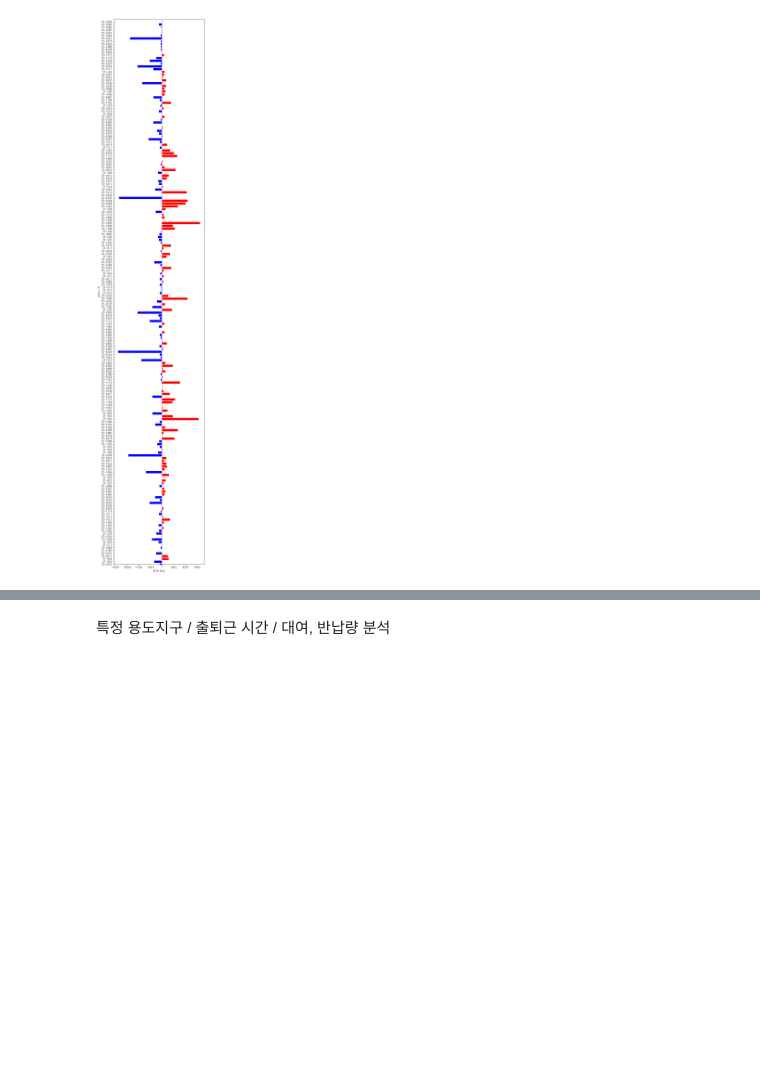
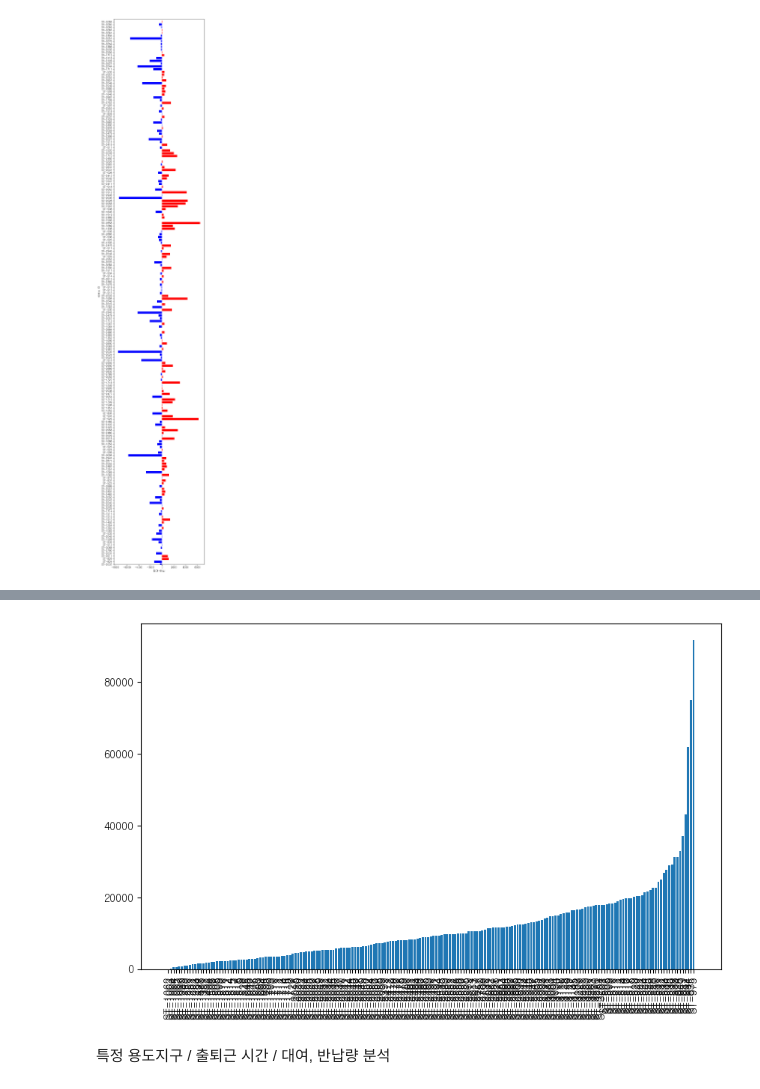
Before and after one commit to minseokpark6/SemiProject_Group3, a Jupyter notebook: Code/Origin/BikeSeoul_SemiGroup3_분석_시각화.ipynb, the cells around one changed output, grey strips where cells are left out. Drawn from its saved outputs; the diff is of its cells as text; code cells hidden in the pictures; blank space fills up the shorter version.

```diff
--- a/Code/Origin/BikeSeoul_SemiGroup3_분석_시각화.ipynb
+++ b/Code/Origin/BikeSeoul_SemiGroup3_분석_시각화.ipynb
@@ -219,3 +265,12 @@ plt.show()
+# %%
+fig, ax = plt.subplots(figsize=(10,6))
+
+ax.bar(출퇴근_통합정보['대여소_ID'], 출퇴근_통합정보.sort_values(by='총이용량합')['총이용량합'])
+
+plt.xticks(rotation=90)
+plt.show()
+# %% [output]
+[figure, added]
 # %% [markdown]
 특정 용도지구 / 출퇴근 시간 / 대여, 반납량 분석
 # %%
```
Also changed, not shown: parts of 2 cells of this notebook, 2 other files.
